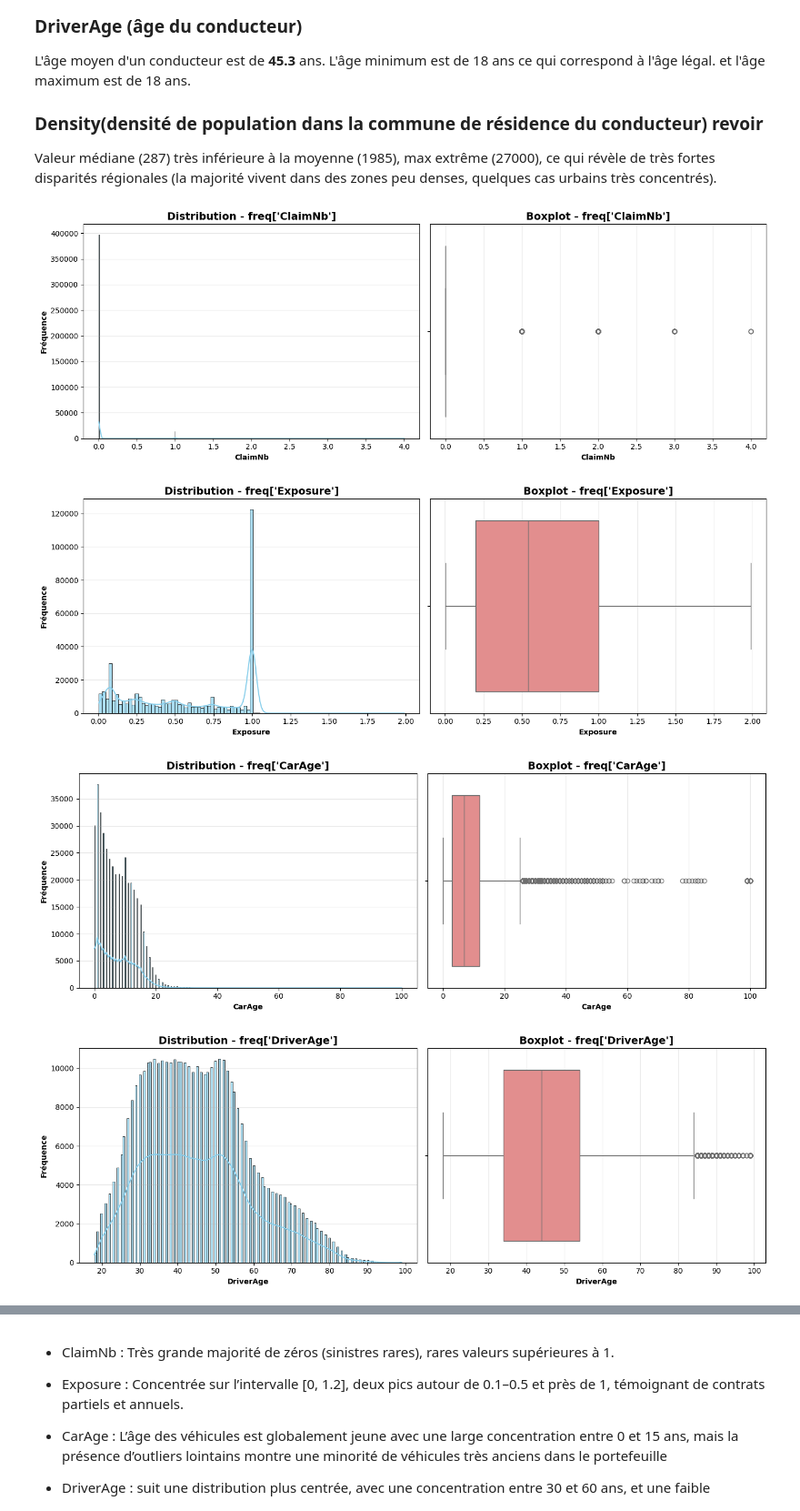
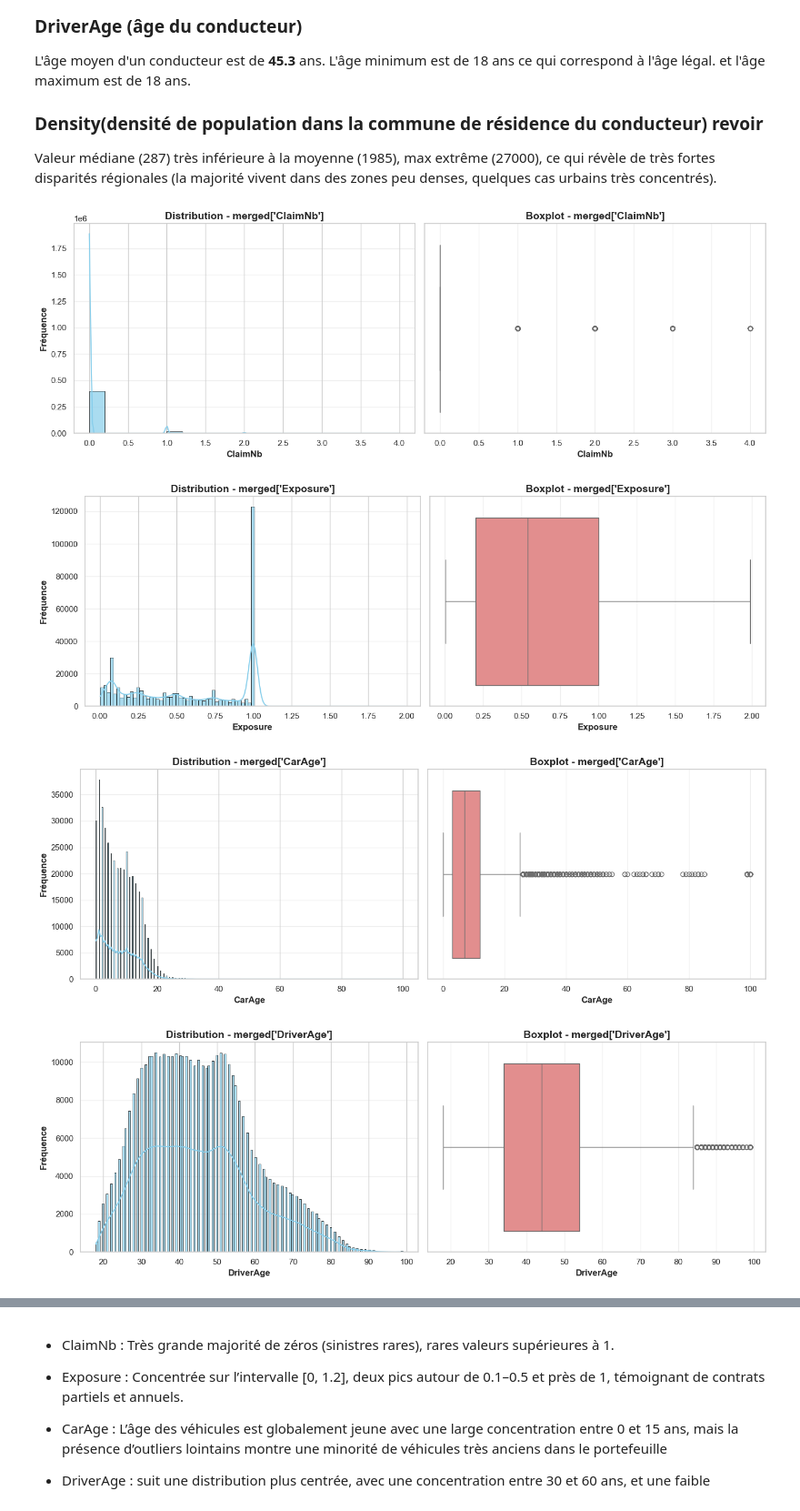
Before and after one commit to fadiblm/Projet-assurance-non-vie, a Jupyter notebook: visualisation.ipynb, the cells around one changed output, grey strips where cells are left out. Shown at 91% size. Saved outputs shown, nothing was run; the diff lists cells and outputs as text; code cells hidden in the pictures.

```diff
--- a/visualisation.ipynb
+++ b/visualisation.ipynb
@@ -183,52 +259,31 @@ L'âge moyen d'un conducteur est de **45.3** ans. L'âge minimum est de 18 ans c
 Valeur médiane (287) très inférieure à la moyenne (1985), max extrême (27000), ce qui révèle de très fortes disparités régionales (la majorité vivent dans des zones peu denses, quelques cas urbains très concentrés).
 # %%
 # Pour la base freq
-for col in freq.select_dtypes('number').columns:
+num_cols_merged = merged.select_dtypes(include=['float', 'int']).columns
+num_cols_merged = merged.drop(columns=['PolicyID','Freq','PurePremium','AvgClaim']).select_dtypes(include=['float', 'int']).columns
+
+for col in num_cols_merged:  # Use the numeric columns from the merged DataFrame
     plt.figure(figsize=(14, 5))
 
     # Histogramme avec améliorations
     plt.subplot(1, 2, 1)
-    sns.histplot(freq[col], kde=True, color='skyblue', alpha=0.7, edgecolor='black', linewidth=0.5)
-    plt.title(f"Distribution - freq['{col}']", fontsize=14, fontweight='bold')
+    sns.histplot(merged[col], kde=True, color='skyblue', alpha=0.7, edgecolor='black', linewidth=0.5)
+    plt.title(f"Distribution - merged['{col}']", fontsize=14, fontweight='bold')
     plt.xlabel(col, fontweight='bold')
     plt.ylabel('Fréquence', fontweight='bold')
     plt.grid(axis='y', alpha=0.3)
 
     # Boxplot
     plt.subplot(1, 2, 2)
-    sns.boxplot(x=freq[col], color='lightcoral')
-    plt.title(f"Boxplot - freq['{col}']", fontsize=14, fontweight='bold')
+    sns.boxplot(x=merged[col], color='lightcoral')
+    plt.title(f"Boxplot - merged['{col}']", fontsize=14, fontweight='bold')
     plt.xlabel(col, fontweight='bold')
     plt.grid(axis='x', alpha=0.3)
 
     plt.tight_layout()
     plt.show()
-
-numeric_cols_sev = sev.select_dtypes('number').columns
-
-
-for col in numeric_cols_sev:
-    plt.figure(figsize=(14, 5))
-
-    # Histogramme avec améliorations
-    plt.subplot(1, 2, 1)
-    sns.histplot(sev[col], kde=True, color='lightgreen', alpha=0.7, edgecolor='black', linewidth=0.5)
-    plt.title(f"Distribution - sev['{col}']", fontsize=14, fontweight='bold')
-    plt.xlabel(col, fontweight='bold')
-    plt.ylabel('Fréquence', fontweight='bold')
-    plt.grid(axis='y', alpha=0.3)
-
-    # Boxplot
-    plt.subplot(1, 2, 2)
-    sns.boxplot(x=sev[col], color='gold')
-    plt.title(f"Boxplot - sev['{col}']", fontsize=14, fontweight='bold')
-    plt.xlabel(col, fontweight='bold')
-    plt.grid(axis='x', alpha=0.3)
-
-    plt.tight_layout()
-    plt.show()
 # %% [output]
-[figure, old version]
+[figure, new version]
-[figure, old version]
+[figure, new version]
-[figure, old version]
+[figure, new version]
-[figure, old version]
+[figure, new version]
```
Also changed, not shown: parts of 25 cells of this notebook.
